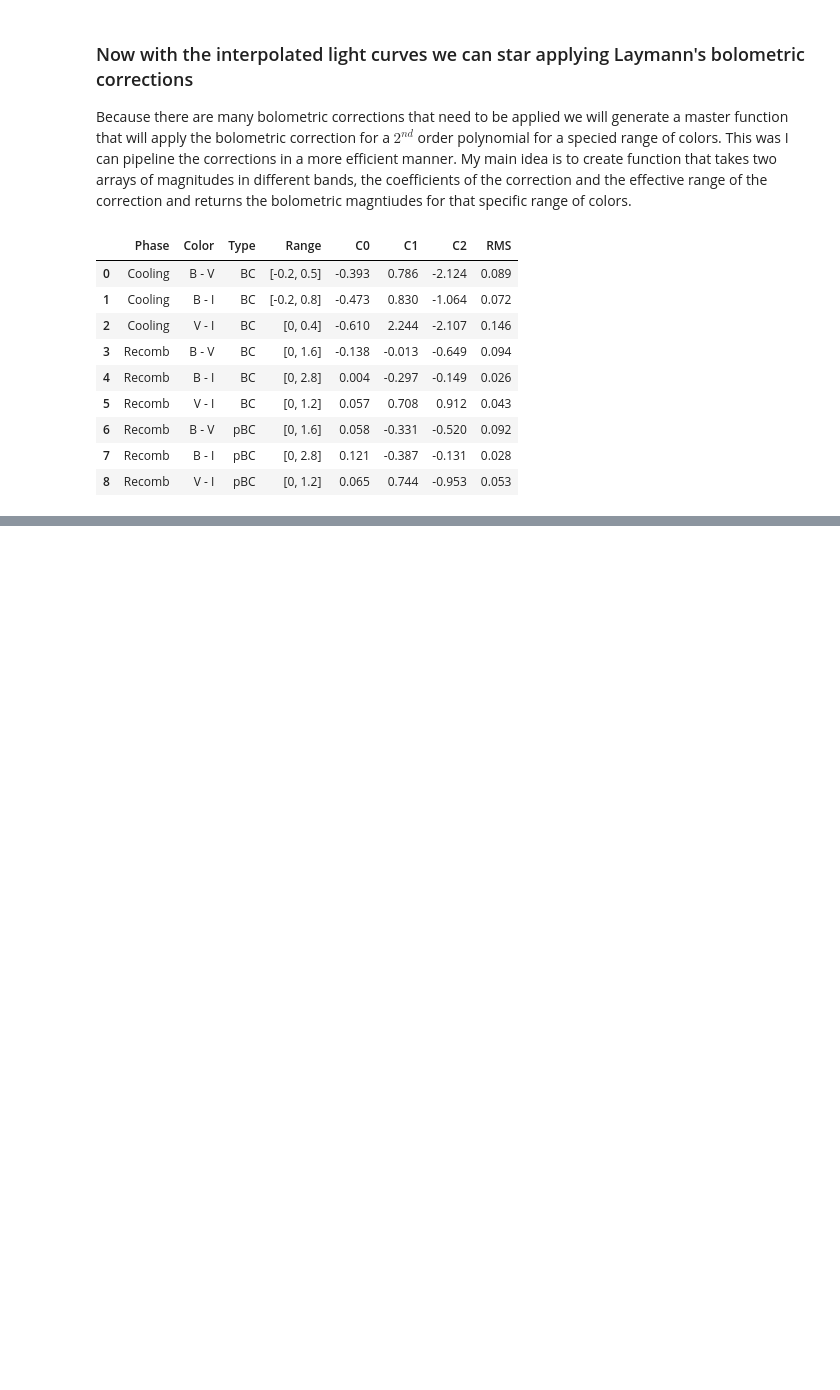
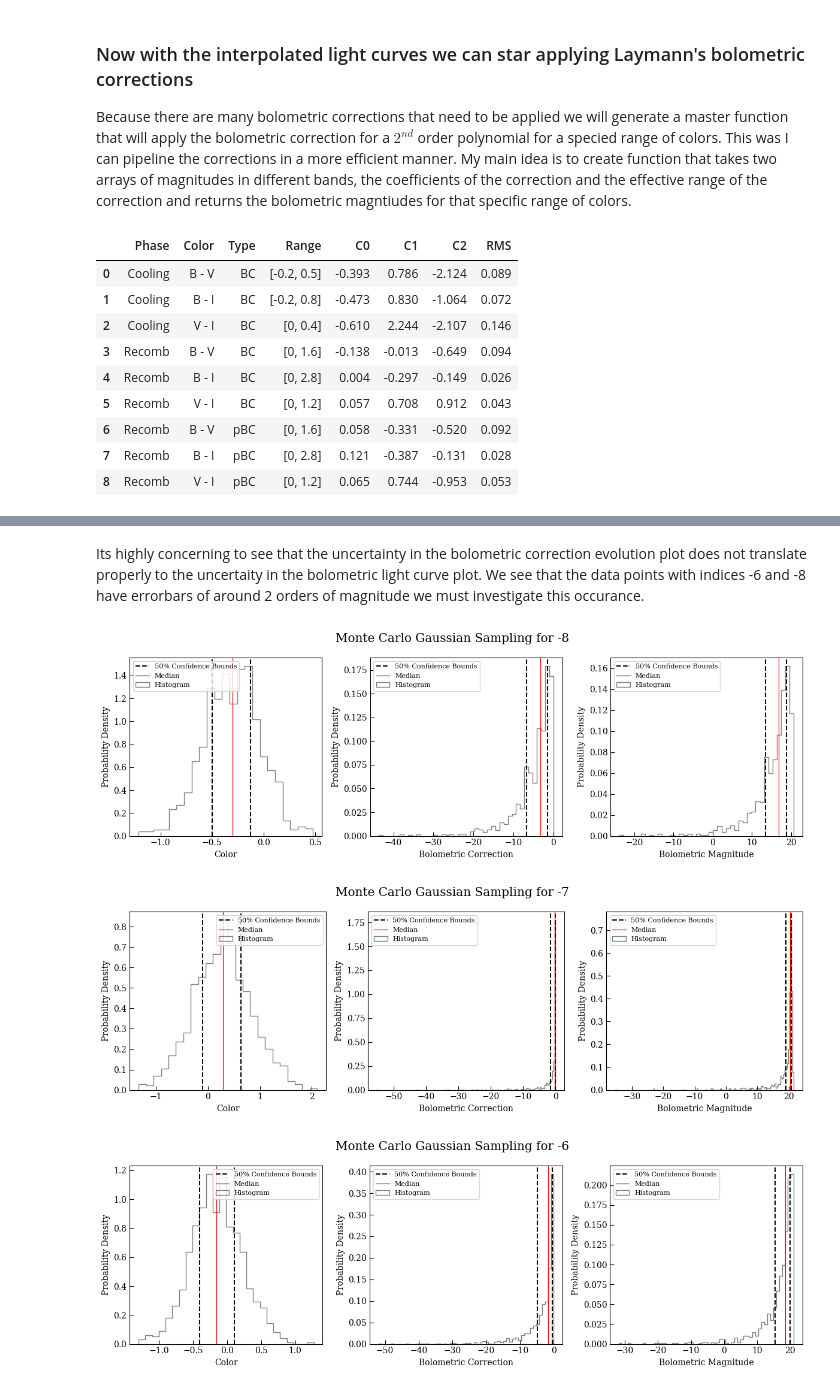
Before and after one commit to 159Patrick159/ZN-7090, a Jupyter notebook: Scripts/Generating Bolometric Light Curves.ipynb, the cells around one changed output, grey strips where cells are left out. Saved outputs shown, nothing was run; the diff lists cells and outputs as text; code cells hidden in the pictures; blank space fills up the shorter version.

```diff
--- a/Scripts/Generating Bolometric Light Curves.ipynb
+++ b/Scripts/Generating Bolometric Light Curves.ipynb
@@ -665,3 +743,61 @@ plt.show()
+# %% [markdown]
+Its highly concerning to see that the uncertainty in the bolometric correction evolution plot does not translate properly to the uncertaity in the bolometric light curve plot. We see that the data points with indices -6 and -8 have errorbars of around 2 orders of magnitude we must investigate this occurance.
+# %%
+for i in range(-8,-5):
+    fig = plt.figure(figsize=(12,4))
+    fig.suptitle(f"Monte Carlo Gaussian Sampling for {i}", fontsize='x-large')
+    a1 = plt.subplot(1,3,1)
+    a2 = plt.subplot(1,3,2)
+    a3 = plt.subplot(1,3,3)
+
+    s_mag1 = np.random.normal(loc=B_mags_R[i],scale=B_mags_err_R[i],size=1000)
+    s_mag2 = np.random.normal(loc=V_mags_C[i],scale=B_mags_err_R[i],size=1000)
+
+    s_color = s_mag1-s_mag2
+    color_med = np.median(s_color)
+    color_lq = np.percentile(s_color,25)
+    color_uq = np.percentile(s_color,75)
+
+    s_BC = BC(s_color)
+    BC_med = np.median(s_BC)
+    BC_uq = np.percentile(s_BC,75)
+    BC_lq = np.percentile(s_BC,25)
+
+    s_mbol = s_BC + s_mag1
+    mbol_med = (np.median(s_mbol))
+    mbol_uq = np.percentile(s_mbol,75)
+    mbol_lq = np.percentile(s_mbol,25)
+
+    a1.hist(s_color, bins = 'fd',density=True, color = 'k', histtype = 'step', label = 'Histogram', alpha = 0.5)
+    a1.axvline(x = color_lq, color = 'k', label = '50% Confidence Bounds', linestyle = '--')
+    a1.axvline(x = color_uq, color = 'k', linestyle = '--')
+    a1.axvline(x = color_med, color = 'r', label = 'Median', linestyle = '-',linewidth=0.9)
+    a1.set_xlabel("Color")
+    a1.set_ylabel("Probability Density")
+    a1.legend(prop={'size':8})
+
+    a2.hist(s_BC,bins = 'fd',density=True, color = 'k', histtype = 'step', label = 'Histogram', alpha = 0.5)
+    a2.axvline(x = BC_lq, color = 'k', label = '50% Confidence Bounds', linestyle = '--')
+    a2.axvline(x = BC_uq, color = 'k', linestyle = '--')
+    a2.axvline(x = BC_med, color = 'r', label = 'Median', linestyle = '-',linewidth=0.9)
+    a2.set_xlabel("Bolometric Correction")
+    a2.set_ylabel("Probability Density")
+    a2.legend(prop={'size':8})
+
+    a3.hist(s_mbol,bins = 'fd',density=True, color = 'k', histtype = 'step', label = 'Histogram', alpha = 0.5)
+    a3.axvline(x = mbol_lq, color = 'k', label = '50% Confidence Bounds', linestyle = '--')
+    a3.axvline(x = mbol_uq, color = 'k', linestyle = '--')
+    a3.axvline(x = mbol_med, color = 'r', label = 'Median', linestyle = '-',linewidth=0.9)
+    a3.set_xlabel("Bolometric Magnitude")
+    a3.set_ylabel("Probability Density")
+    a3.legend(prop={'size':8})
+
+    plt.tight_layout()
+    plt.show()
+# %% [output]
+[figure, added]
+[figure, added]
+[figure, added]
 # %%
 # Apply B-I correction
 mbol,mbol_Uerr,mbol_Lerr,color,color_err,\
```
Also changed, not shown: parts of 16 cells of this notebook, 2 other files.
